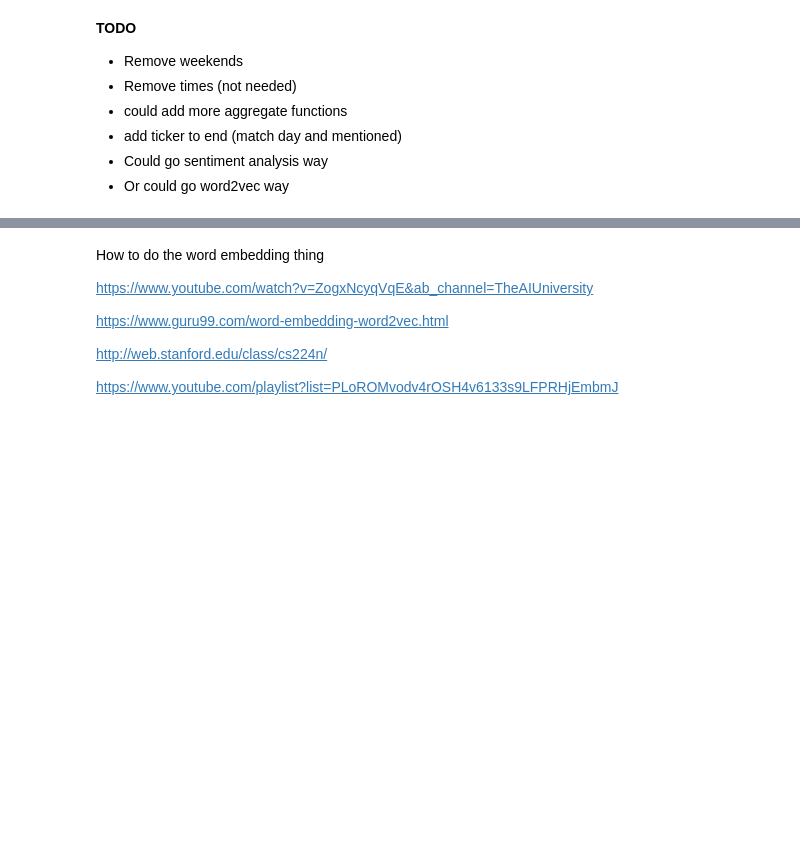
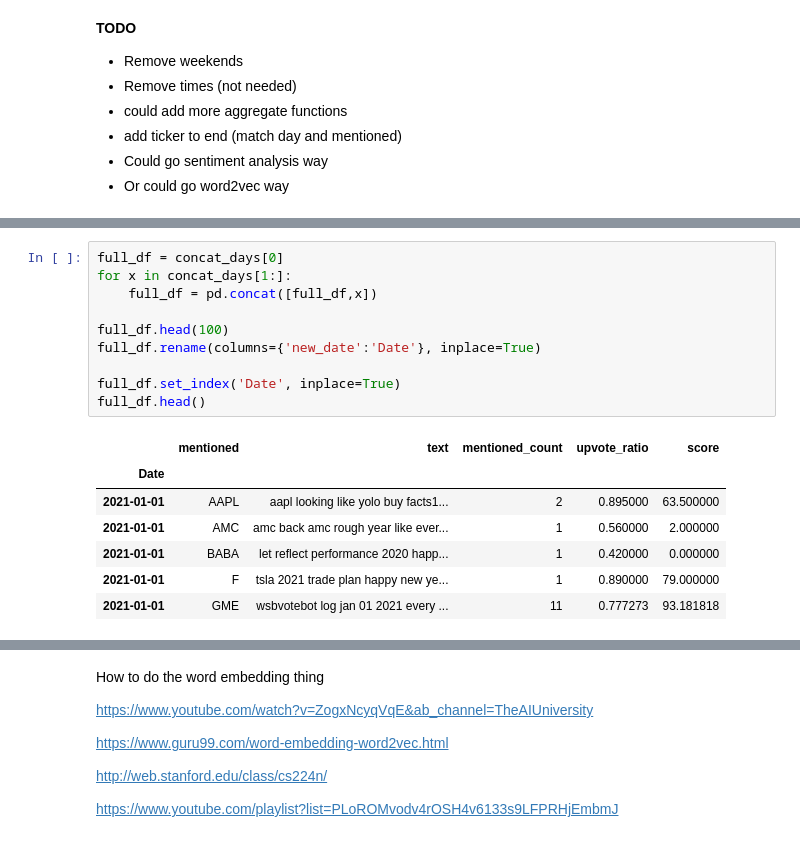
Before and after one commit to benfouch/finalDaScProj, a Jupyter notebook: cleaning.ipynb, the cells around one changed output, grey strips where cells are left out. Drawn from its saved outputs; the diff is of its cells as text; blank space fills up the shorter version.

```diff
--- a/cleaning.ipynb
+++ b/cleaning.ipynb
@@ -639,0 +632,18 @@ concat_days[8]
+# %%
+full_df = concat_days[0]
+for x in concat_days[1:]:
+    full_df = pd.concat([full_df,x])
+
+full_df.head(100)
+full_df.rename(columns={'new_date':'Date'}, inplace=True)
+
+full_df.set_index('Date', inplace=True)
+full_df.head()
+# %% [output]
+|  | mentioned | text | mentioned_count | upvote_ratio | score |
+| Date |  |  |  |  |  |
+| 2021-01-01 | AAPL | aapl looking like yolo buy facts1... | 2 | 0.895000 | 63.500000 |
+| 2021-01-01 | AMC | amc back amc rough year like ever... | 1 | 0.560000 | 2.000000 |
+| 2021-01-01 | BABA | let reflect performance 2020 happ... | 1 | 0.420000 | 0.000000 |
+| 2021-01-01 | F | tsla 2021 trade plan happy new ye... | 1 | 0.890000 | 79.000000 |
+| 2021-01-01 | GME | wsbvotebot log jan 01 2021 every ... | 11 | 0.777273 | 93.181818 |
```
Also changed, not shown: parts of 14 cells of this notebook, 1 other file.
